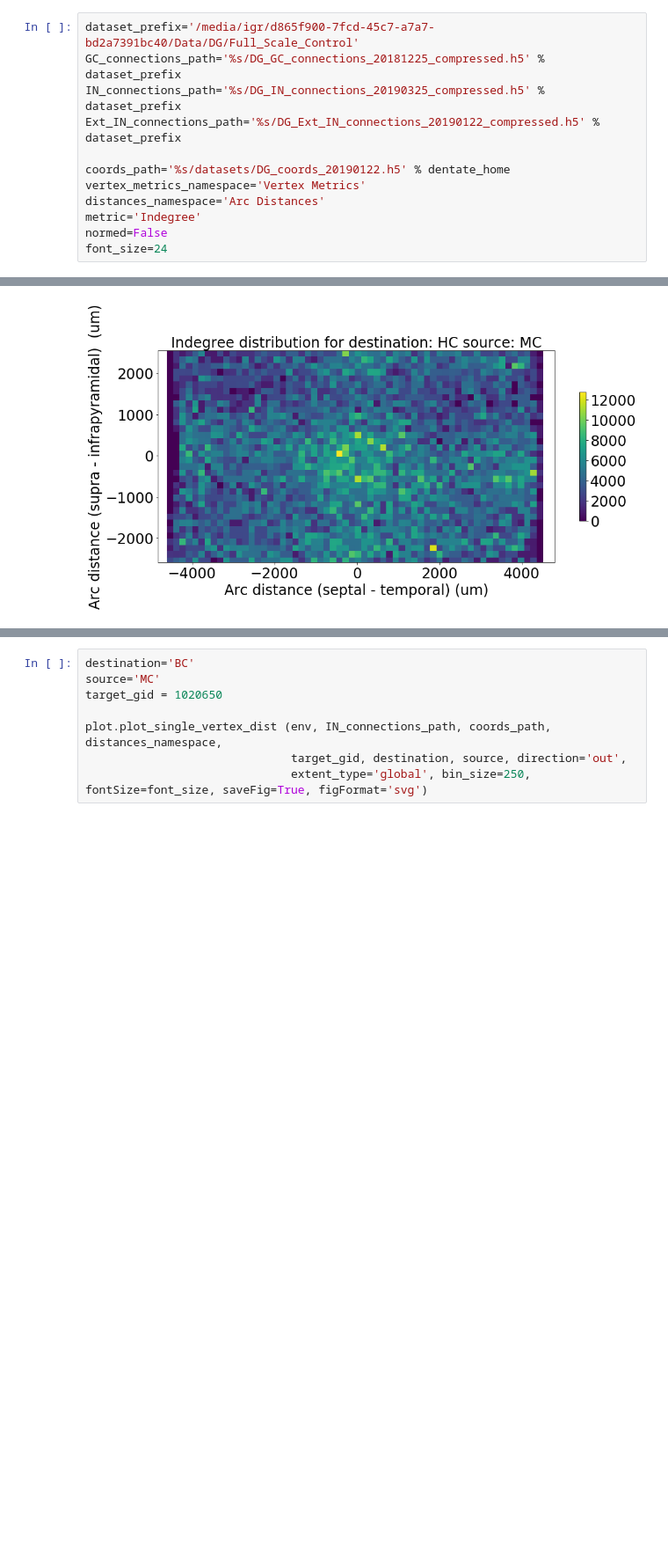
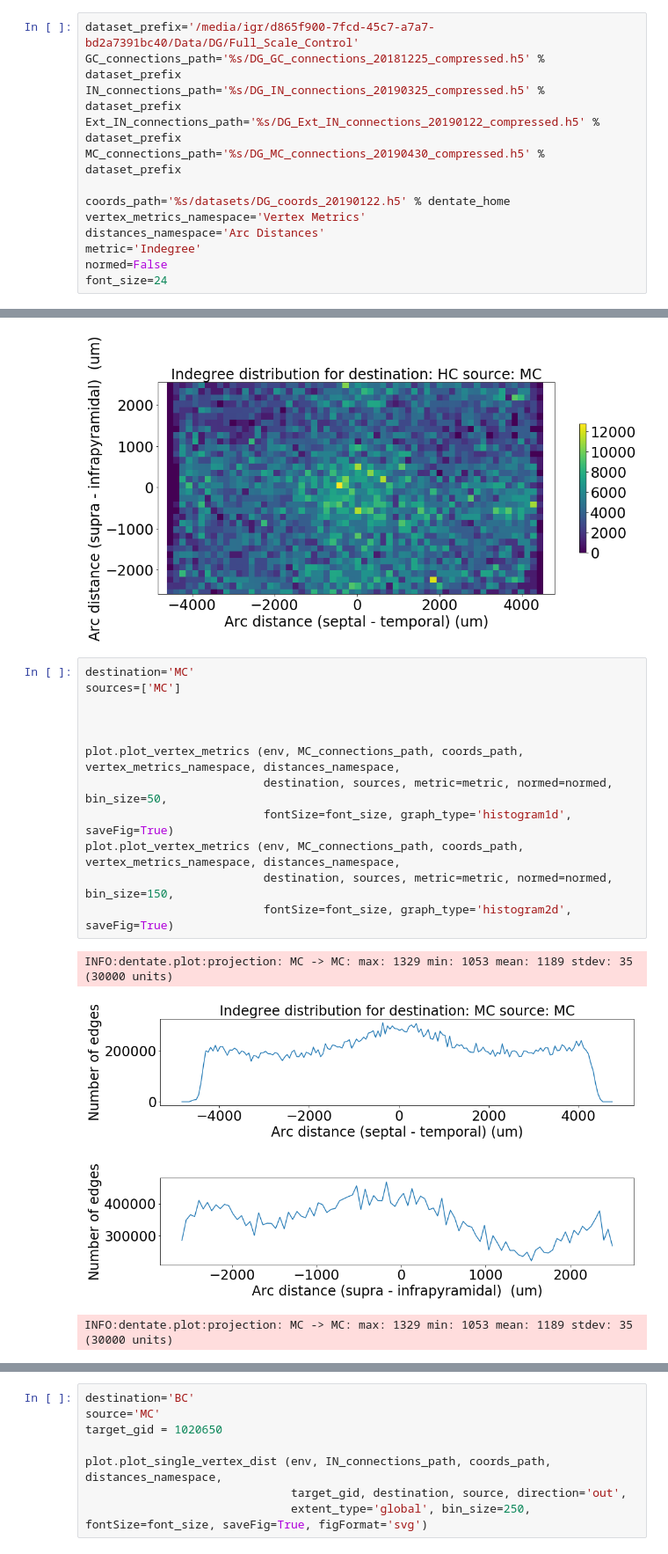
Before and after one commit to soltesz-lab/dentate, a Jupyter notebook: notebooks/Network Connectivity.ipynb, the cells around one changed output, grey strips where cells are left out. Shown at 88% size. Saved outputs shown, nothing was run; the diff lists cells and outputs as text; blank space fills up the shorter version.

```diff
--- a/notebooks/Network Connectivity.ipynb
+++ b/notebooks/Network Connectivity.ipynb
@@ -34,6 +34,7 @@ dataset_prefix='/media/igr/d865f900-7fcd-45c7-a7a7-bd2a7391bc40/Data/DG/Full_Sca
 GC_connections_path='%s/DG_GC_connections_20181225_compressed.h5' % dataset_prefix
 IN_connections_path='%s/DG_IN_connections_20190325_compressed.h5' % dataset_prefix
 Ext_IN_connections_path='%s/DG_Ext_IN_connections_20190122_compressed.h5' % dataset_prefix
+MC_connections_path='%s/DG_MC_connections_20190430_compressed.h5' % dataset_prefix
 
 coords_path='%s/datasets/DG_coords_20190122.h5' % dentate_home
 vertex_metrics_namespace='Vertex Metrics'
@@ -116,3 +117,19 @@ INFO:dentate.plot:projection: MC -> HC: max: 1044 min: 814 mean: 932 stdev: 30
 [figure]
 INFO:dentate.plot:projection: MC -> HC: max: 1044 min: 814 mean: 932 stdev: 30
 [figure]
+# %%
+destination='MC'
+sources=['MC']
+
+
+
+plot.plot_vertex_metrics (env, MC_connections_path, coords_path, vertex_metrics_namespace, distances_namespace,
+                          destination, sources, metric=metric, normed=normed, bin_size=50,
+                          fontSize=font_size, graph_type='histogram1d', saveFig=True)
+plot.plot_vertex_metrics (env, MC_connections_path, coords_path, vertex_metrics_namespace, distances_namespace,
+                          destination, sources, metric=metric, normed=normed, bin_size=150,
+                          fontSize=font_size, graph_type='histogram2d', saveFig=True)
+# %% [output]
+INFO:dentate.plot:projection: MC -> MC: max: 1329 min: 1053 mean: 1189 stdev: 35 (30000 units)
+[figure, added]
+INFO:dentate.plot:projection: MC -> MC: max: 1329 min: 1053 mean: 1189 stdev: 35 (30000 units)
```
Also changed, not shown: parts of 3 cells of this notebook.
